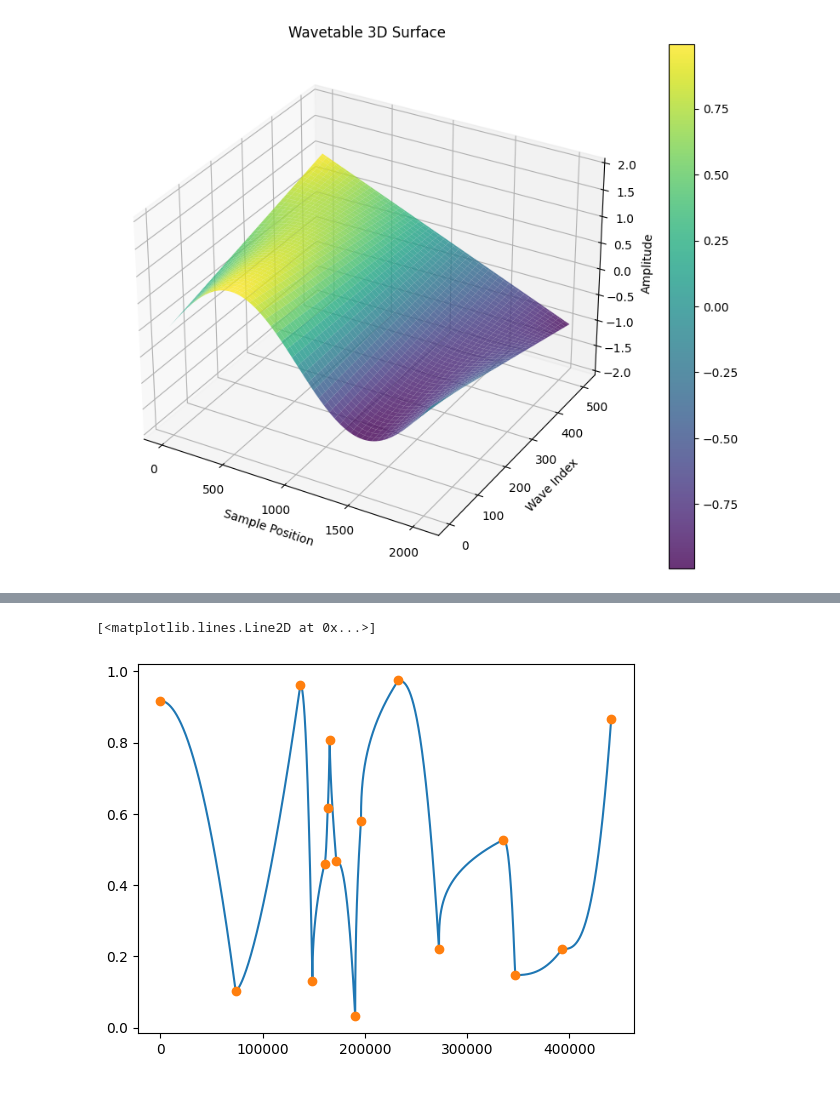
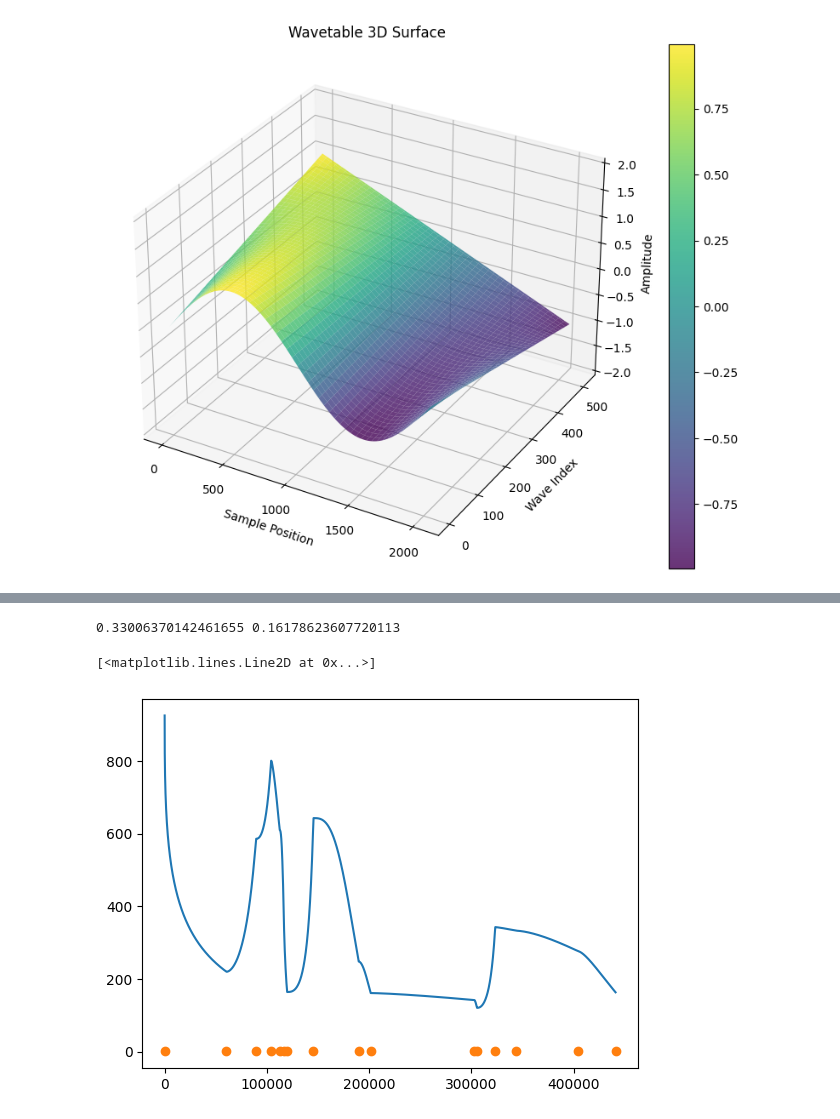
Before and after one commit to inspektral/minisynth, a Jupyter notebook: synthtest.ipynb, the cells around one changed output, grey strips where cells are left out. Saved outputs shown, nothing was run; the diff lists cells and outputs as text; code cells hidden in the pictures.

```diff
--- a/synthtest.ipynb
+++ b/synthtest.ipynb
@@ -107,23 +106,19 @@ mod_audio shape: (441000,), samples: 441000
 # %%
 import ModGenerator
 import matplotlib.pyplot as plt
-import numpy as np
 
 modgen = ModGenerator.ModGenerator()
 
 points_x, points_y = modgen.init_points_random().get_plot_points()
 
 line = modgen.render()
+print(np.mean(line), np.std(line))
 
-def normalize_line(line):
-    min_val = np.min(line)
-    max_val = np.max(line)
-    return (line - min_val) / (max_val - min_val)
-
-# line = normalize_line(line)
+line = modgen.render(min=100, max=2000, scale=ModGenerator.ModScale.LOGARITHMIC)
 
 plt.plot(line, label='Modulation Line')
 plt.plot(points_x, points_y, 'o')
 # %% [output]
-[<matplotlib.lines.Line2D at 0x...>]
+0.33006370142461655 0.16178623607720113
+[<matplotlib.lines.Line2D at 0x...>]
-[figure, old version]
+[figure, new version]
```
Also changed, not shown: parts of 10 cells of this notebook, 3 other files.
